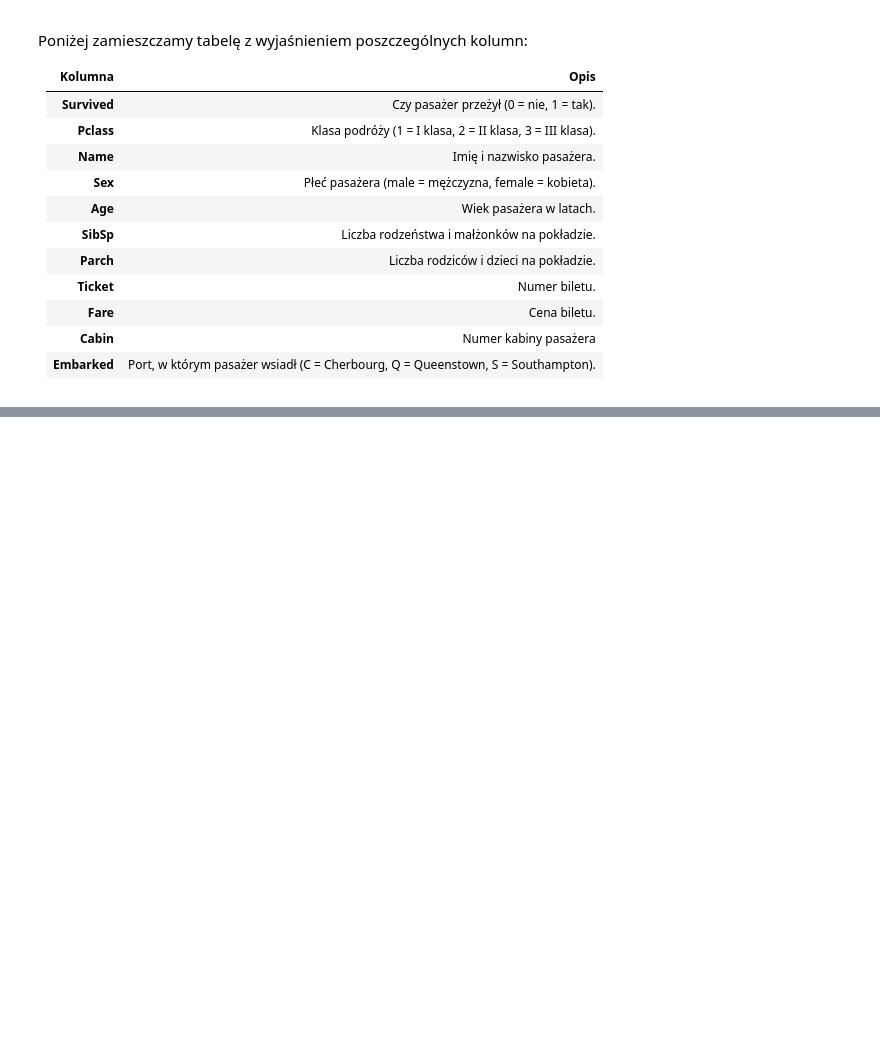
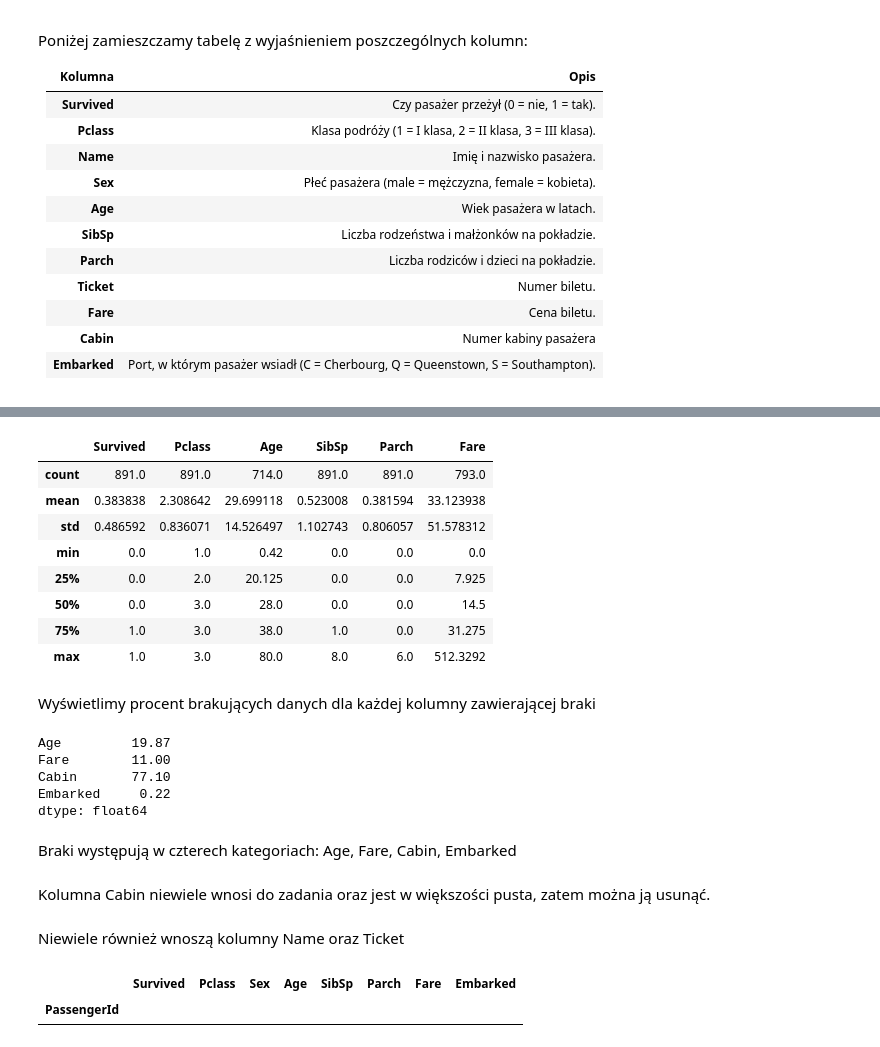
Before and after one commit to Solvro/ml-wakacyjne-wyzwanie-2025, a Jupyter notebook: 1_przetwarzanie_wizualizacja/EDA_zadanie.ipynb, the cells around one changed output, grey strips where cells are left out. Cells and saved outputs as stored; diff of their text form; code cells hidden in the pictures; blank space fills up the shorter version.

Commit message:
Fill missing data and drop unnecessary

```diff
--- a/1_przetwarzanie_wizualizacja/EDA_zadanie.ipynb
+++ b/1_przetwarzanie_wizualizacja/EDA_zadanie.ipynb
@@ -67,0 +112,3 @@ titanic_df = pd.read_csv(base_path / 'titanic.csv', index_col='PassengerId')
+# %%
+titanic_df = titanic_df.convert_dtypes()
+titanic_df.dtypes
@@ -67,0 +128,14 @@ titanic_df = pd.read_csv(base_path / 'titanic.csv', index_col='PassengerId')
+# %%
+titanic_df.describe()
+# %% [output]
+|  | Survived | Pclass | Age | SibSp | Parch | Fare |
+| count | 891.0 | 891.0 | 714.0 | 891.0 | 891.0 | 793.0 |
+| mean | 0.383838 | 2.308642 | 29.699118 | 0.523008 | 0.381594 | 33.123938 |
+| std | 0.486592 | 0.836071 | 14.526497 | 1.102743 | 0.806057 | 51.578312 |
+| min | 0.0 | 1.0 | 0.42 | 0.0 | 0.0 | 0.0 |
+| 25% | 0.0 | 2.0 | 20.125 | 0.0 | 0.0 | 7.925 |
+| 50% | 0.0 | 3.0 | 28.0 | 0.0 | 0.0 | 14.5 |
+| 75% | 1.0 | 3.0 | 38.0 | 1.0 | 0.0 | 31.275 |
+| max | 1.0 | 3.0 | 80.0 | 8.0 | 6.0 | 512.3292 |
+# %% [markdown]
+Wyświetlimy procent brakujących danych dla każdej kolumny zawierającej braki
@@ -67,0 +158,15 @@ titanic_df = pd.read_csv(base_path / 'titanic.csv', index_col='PassengerId')
+# %%
+missing_cols_mi = get_percentage_missing(titanic_df, axis=0)
+missing_cols_mi
+# %% [output]
+Age         19.87
+Fare        11.00
+Cabin       77.10
+Embarked     0.22
+dtype: float64
+# %% [markdown]
+Braki występują w czterech kategoriach: Age, Fare, Cabin, Embarked
+# %% [markdown]
+Kolumna Cabin niewiele wnosi do zadania oraz jest w większości pusta, zatem można ją usunąć.
+# %% [markdown]
+Niewiele również wnoszą kolumny Name oraz Ticket
@@ -67,0 +175,5 @@ titanic_df = pd.read_csv(base_path / 'titanic.csv', index_col='PassengerId')
+# %%
+titanic_df.head(n=0)
+# %% [output]
+|  | Survived | Pclass | Sex | Age | SibSp | Parch | Fare | Embarked |
+| PassengerId |  |  |  |  |  |  |  |  |
```
Also changed, not shown: parts of 21 cells of this notebook.
